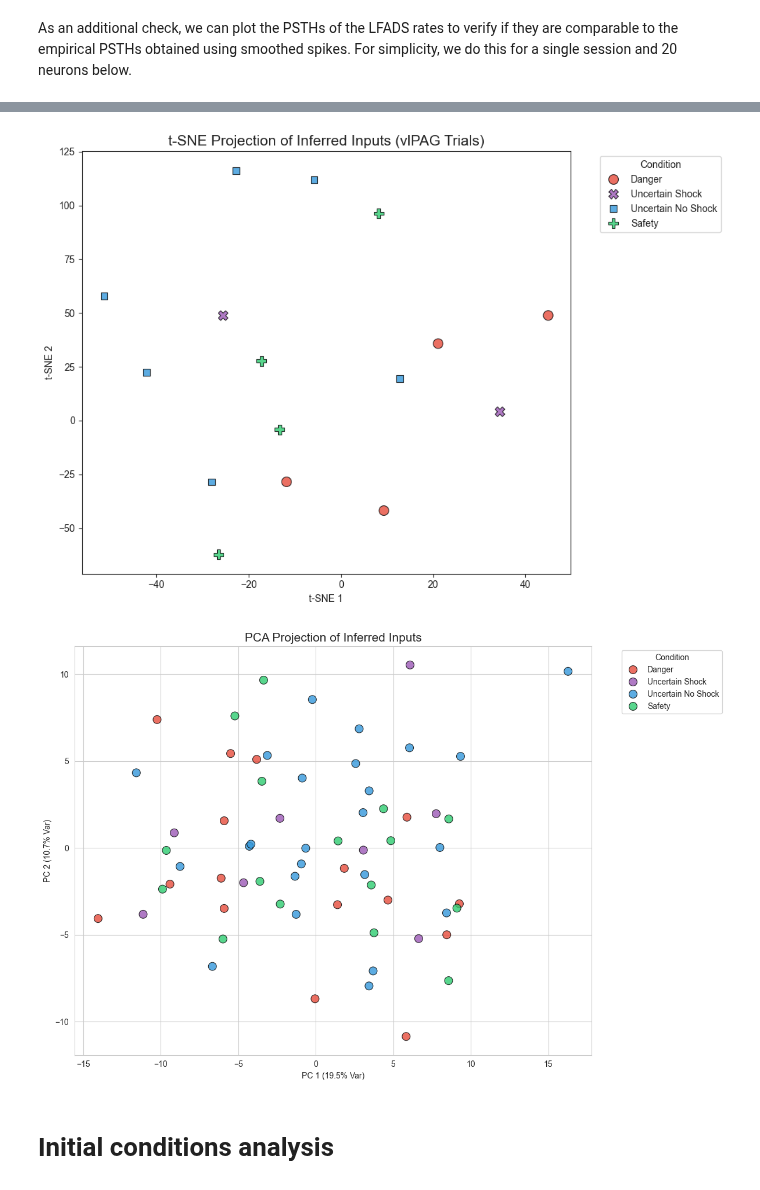
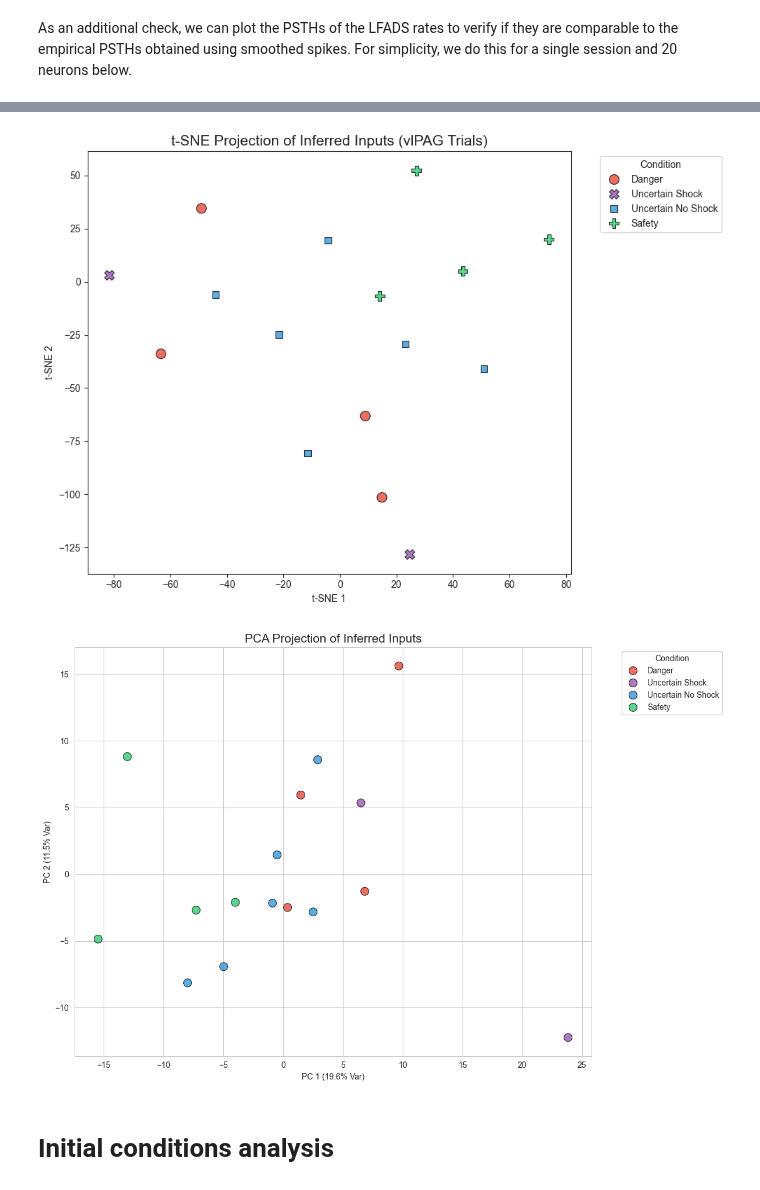
Before and after one commit to wkemilylau/iib_project_lfads, a Jupyter notebook: tutorials/multisession/bst-vlpag-eval.ipynb, the cells around one changed output, grey strips where cells are left out. Saved outputs shown, nothing was run; the diff lists cells and outputs as text; code cells hidden in the pictures.

```diff
--- a/tutorials/multisession/bst-vlpag-eval.ipynb
+++ b/tutorials/multisession/bst-vlpag-eval.ipynb
@@ -13,7 +13,7 @@ from scipy.signal.windows import gaussian
 import h5py
 
 
-f_input = h5py.File('vlPAG.h5', 'r')
+f_input = h5py.File('vlPAG_cropped.h5', 'r')
 print(list(f_input.keys()))
 train_encod_data = f_input['train_encod_data'][:]
 train_recon_data = f_input['train_recon_data'][:]
@@ -30,6 +30,6 @@ print(train_encod_data[0].shape)
 # %% [markdown]
 # Load LFADS factors and rates from output files
 # %%
-LFADS_OUTPUT_PATHS = sorted(glob("lfads_output_facdim60_2_vlPAG.h5"))
+LFADS_OUTPUT_PATHS = sorted(glob("lfads_output_bst_cropped_vlPAG_cropped.h5"))
 LFADS_OUTPUT_PATHS
 # %% [output]
@@ -40,3 +37,6 @@ valid_inds = [8, 1, 7, 5]
+# %%
+train_inds = [15, 10, 7, 5, 13, 3, 14, 1, 4, 8, 6, 11]
+valid_inds = [0, 9, 2, 12]
 # %%
 # use train_inds and valid_inds to put data back to original order
 
@@ -379,7 +379,7 @@ def plot_tsne_conditions(data_array):
 
     # 3. Run t-SNE
     # perplexity should be smaller than n_samples (16)
-    tsne = TSNE(n_components=2, perplexity=3, random_state=42, init='pca', learning_rate='auto')
+    tsne = TSNE(n_components=2, perplexity=3, random_state=41, init='pca', learning_rate='auto')
     tsne_results = tsne.fit_transform(flattened_data)
 
     # 4. Visualization
@@ -415,7 +415,7 @@ def plot_tsne_conditions(data_array):
 # Example usage:
 plot_tsne_conditions(inferred_inputs['vlPAG'])
 # %% [output]
-[figure, old version]
+[figure, new version]
 # %%
 import numpy as np
 import matplotlib.pyplot as plt
@@ -427,10 +427,8 @@ def plot_pca_stacked_inputs(data_array):
     Reshapes data from (Trials, Time, Inputs) to (Trials * Inputs, Time)
     and performs PCA to compare with t-SNE results.
     """
-    # 1. Reshape: (16, 400, 4) -> (16, 4, 400) -> (64, 400)
     n_trials, n_time, n_inputs = data_array.shape
-    # We transpose to make sure time is the 'feature' dimension
-    reshaped_data = data_array.transpose(0, 2, 1).reshape(n_trials * n_inputs, n_time)
+    reshaped_data = data_array.reshape(n_trials, -1)
 
     # 2. Define labels for the 64 points (Same as your t-SNE script)
     base_conditions = (
@@ -439,9 +437,6 @@ def plot_pca_stacked_inputs(data_array):
         ['Uncertain No Shock'] * 6 +
         ['Safety'] * 4
     )
-    extended_conditions = []
-    for cond in base_conditions:
-        extended_conditions.extend([cond] * n_inputs)
 
     # 3. Run PCA
     pca = PCA(n_components=2)
@@ -451,35 +446,35 @@ def plot_pca_stacked_inputs(data_array):
     # 4. Visualization
     plt.figure(figsize=(12, 8))
     sns.set_style("whitegrid")
 
     palette = {
         'Danger': '#e74c3c',
         'Uncertain Shock': '#9b59b6',
         'Uncertain No Shock': '#3498db',
         'Safety': '#2ecc71'
     }
 
     sns.scatterplot(
         x=pca_results[:, 0],
         y=pca_results[:, 1],
-        hue=extended_conditions,
+        hue=base_conditions,
         palette=palette,
         s=100,
         alpha=0.8,
         edgecolor='black'
     )
 
     plt.title('PCA Projection of Inferred Inputs', fontsize=15)
     plt.xlabel(f'PC 1 ({var_explained[0]:.1f}% Var)')
     plt.ylabel(f'PC 2 ({var_explained[1]:.1f}% Var)')
     plt.legend(title='Condition', bbox_to_anchor=(1.05, 1), loc='upper left')
     plt.tight_layout()
     plt.show()
 
 # Run the PCA comparison
 plot_pca_stacked_inputs(inferred_inputs['vlPAG'])
 # %% [output]
-[figure, old version]
+[figure, new version]
 # %% [markdown]
 # Initial conditions analysis
 # %%
```
Also changed, not shown: parts of 18 cells of this notebook, 23 other files.
